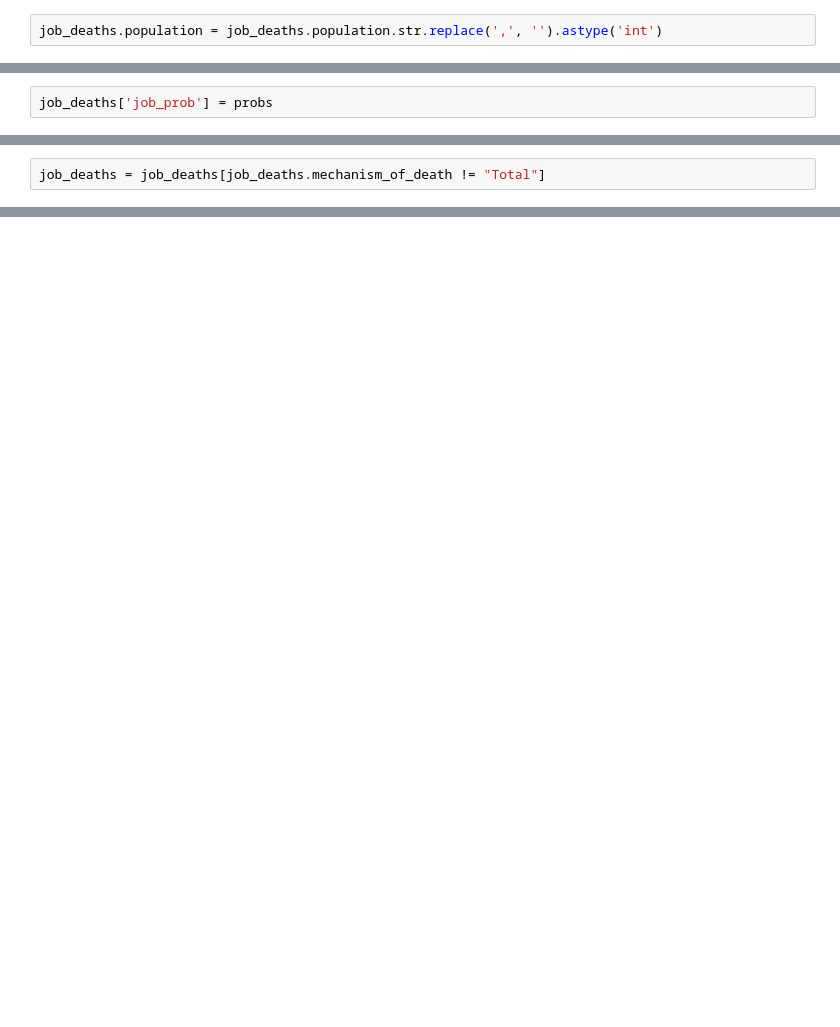
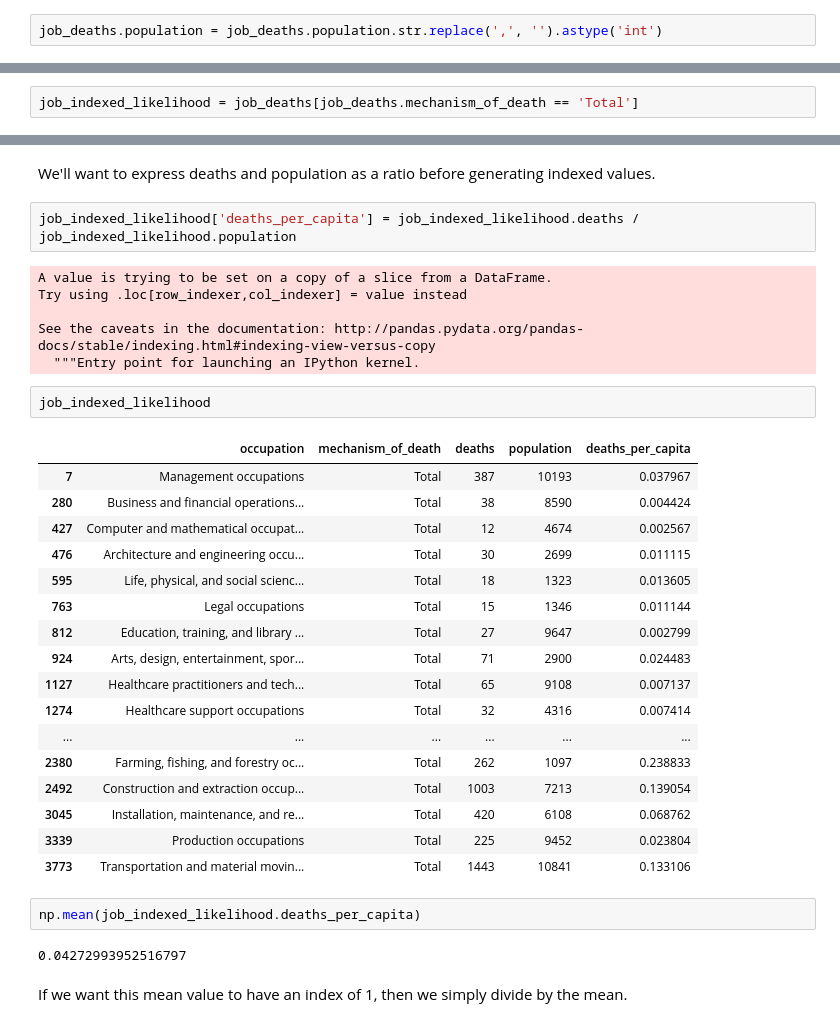
Before and after one commit to jameslee0920/death_simulator, a Jupyter notebook: src/probability_converter.ipynb, the cells around one changed output, grey strips where cells are left out. Saved outputs shown, nothing was run; the diff lists cells and outputs as text; blank space fills up the shorter version.

Commit message:
reworked the likelihood and probability converters to output reasonably-sized lookups

```diff
--- a/src/probability_converter.ipynb
+++ b/src/probability_converter.ipynb
@@ -144,2 +35,0 @@ for i in range(job_deaths.shape[0]):
-# %%
-job_deaths['job_prob'] = probs
@@ -148,2 +35,0 @@ We won't need the field `Total` for `mechinism_of_death` since it was only used
-# %%
-job_deaths = job_deaths[job_deaths.mechanism_of_death != "Total"]
@@ -273,0 +58,2 @@ In order to convert to daily probabilities, we'd want to expand each row by 365
+# %%
+job_indexed_likelihood = job_deaths[job_deaths.mechanism_of_death == 'Total']
@@ -273,0 +80,36 @@ In order to convert to daily probabilities, we'd want to expand each row by 365
+# %% [markdown]
+We'll want to express deaths and population as a ratio before generating indexed values.
+# %%
+job_indexed_likelihood['deaths_per_capita'] = job_indexed_likelihood.deaths / job_indexed_likelihood.population
+# %% [output]
+A value is trying to be set on a copy of a slice from a DataFrame.
+Try using .loc[row_indexer,col_indexer] = value instead
+
+See the caveats in the documentation: http://pandas.pydata.org/pandas-docs/stable/indexing.html#indexing-view-versus-copy
+  """Entry point for launching an IPython kernel.
+# %%
+job_indexed_likelihood
+# %% [output]
+|  | occupation | mechanism_of_death | deaths | population | deaths_per_capita |
+| 7 | Management occupations | Total | 387 | 10193 | 0.037967 |
+| 280 | Business and financial operations... | Total | 38 | 8590 | 0.004424 |
+| 427 | Computer and mathematical occupat... | Total | 12 | 4674 | 0.002567 |
+| 476 | Architecture and engineering occu... | Total | 30 | 2699 | 0.011115 |
+| 595 | Life, physical, and social scienc... | Total | 18 | 1323 | 0.013605 |
+| 763 | Legal occupations | Total | 15 | 1346 | 0.011144 |
+| 812 | Education, training, and library ... | Total | 27 | 9647 | 0.002799 |
+| 924 | Arts, design, entertainment, spor... | Total | 71 | 2900 | 0.024483 |
+| 1127 | Healthcare practitioners and tech... | Total | 65 | 9108 | 0.007137 |
+| 1274 | Healthcare support occupations | Total | 32 | 4316 | 0.007414 |
+| ... | ... | ... | ... | ... | ... |
+| 2380 | Farming, fishing, and forestry oc... | Total | 262 | 1097 | 0.238833 |
+| 2492 | Construction and extraction occup... | Total | 1003 | 7213 | 0.139054 |
+| 3045 | Installation, maintenance, and re... | Total | 420 | 6108 | 0.068762 |
+| 3339 | Production occupations | Total | 225 | 9452 | 0.023804 |
+| 3773 | Transportation and material movin... | Total | 1443 | 10841 | 0.133106 |
+# %%
+np.mean(job_indexed_likelihood.deaths_per_capita)
+# %% [output]
+0.04272993952516797
+# %% [markdown]
+If we want this mean value to have an index of 1, then we simply divide by the mean.
```
Also changed, not shown: parts of 84 cells of this notebook, 5 other files.
